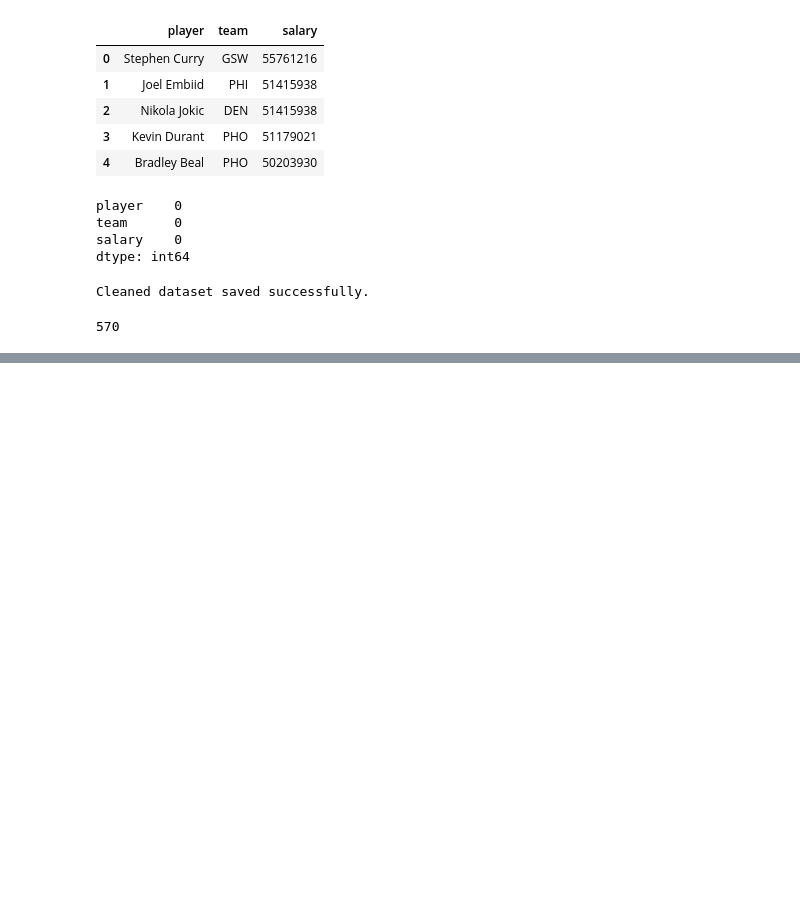
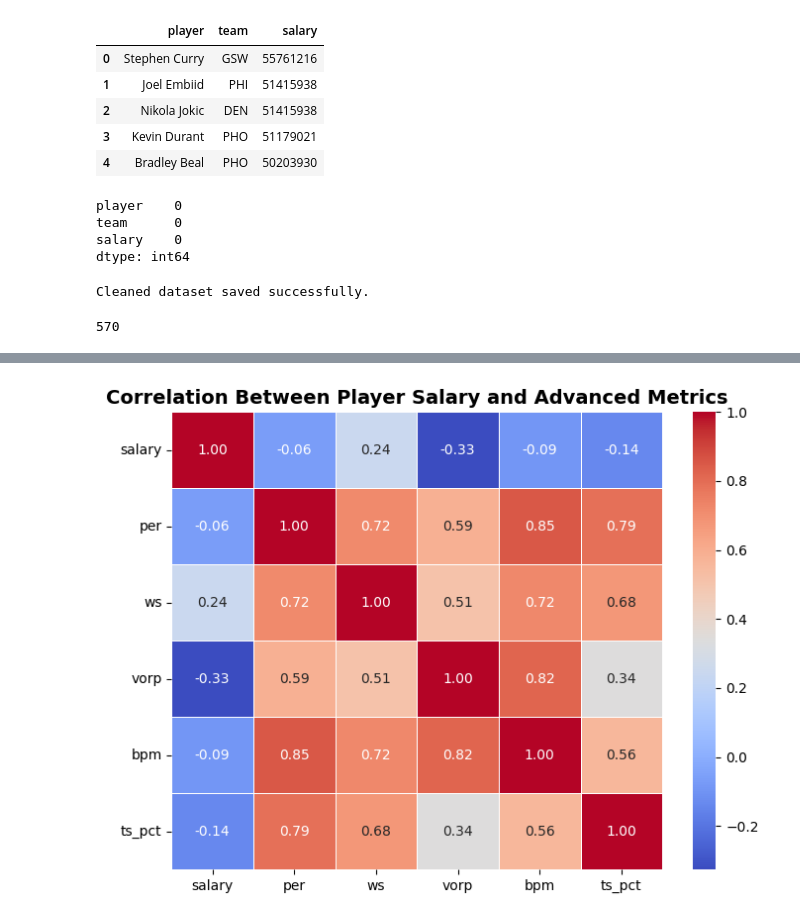
Before and after one commit to Hundo17/NBA_Contract_Value_Analysis, a Jupyter notebook: notebooks/Day2_Data_Cleaning.ipynb, the cells around one changed output, grey strips where cells are left out. Cells and saved outputs as stored; diff of their text form; code cells hidden in the pictures; blank space fills up the shorter version.

Commit message:
made more queiries for various metrics of analysis, also began to add some visualizations to notebook.

```diff
--- a/notebooks/Day2_Data_Cleaning.ipynb
+++ b/notebooks/Day2_Data_Cleaning.ipynb
@@ -406,0 +415,11 @@ display(df_value_analysis)
+# %%
+correlation_matrix = df_value_analysis[["salary", "per", "ws", "vorp", "bpm", "ts_pct"]].corr()
+correlation_matrix
+
+plt.figure(figsize=(8,6))
+sns.heatmap(correlation_matrix, annot=True, cmap="coolwarm", fmt=".2f", linewidths=0.5)
+plt.title("Correlation Between Player Salary and Advanced Metrics", fontsize=14, weight="bold")
+plt.yticks(rotation=0)
+plt.show()
+# %% [output]
+[figure, added]
```
Also changed, not shown: parts of 9 cells of this notebook, 6 other files.
